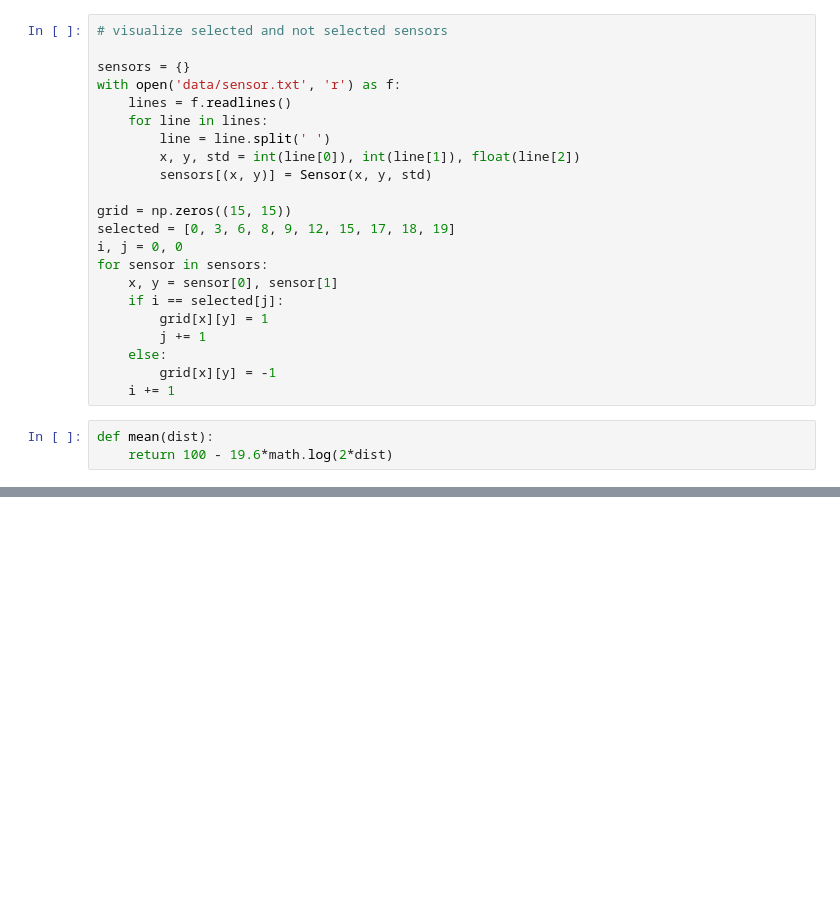
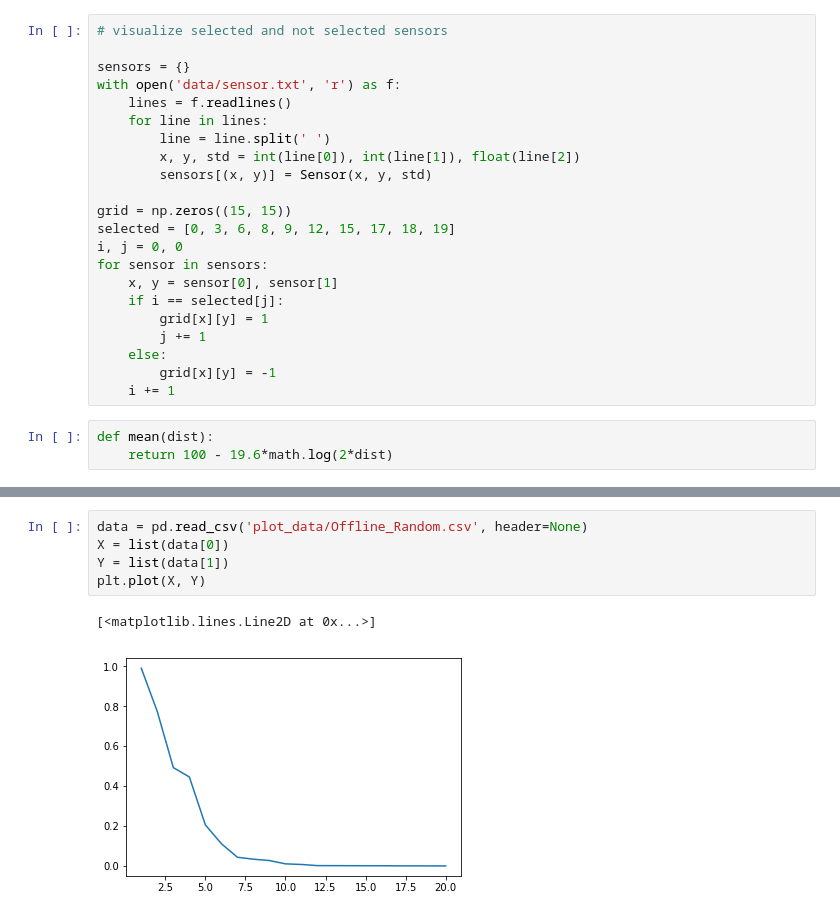
Before and after one commit to Wings-Lab/SelectSensor, a Jupyter notebook: testing.ipynb, the cells around one changed output, grey strips where cells are left out. Drawn from its saved outputs; the diff is of its cells as text; blank space fills up the shorter version.

Commit message:
finish ploting first plot. but found some problem in submodularity

```diff
--- a/testing.ipynb
+++ b/testing.ipynb
@@ -155,0 +166,8 @@ size = series.count()
+# %%
+data = pd.read_csv('plot_data/Offline_Random.csv', header=None)
+X = list(data[0])
+Y = list(data[1])
+plt.plot(X, Y)
+# %% [output]
+[<matplotlib.lines.Line2D at 0x...>]
+[figure, added]
```
Also changed, not shown: parts of 3 cells of this notebook, 5 other files.
